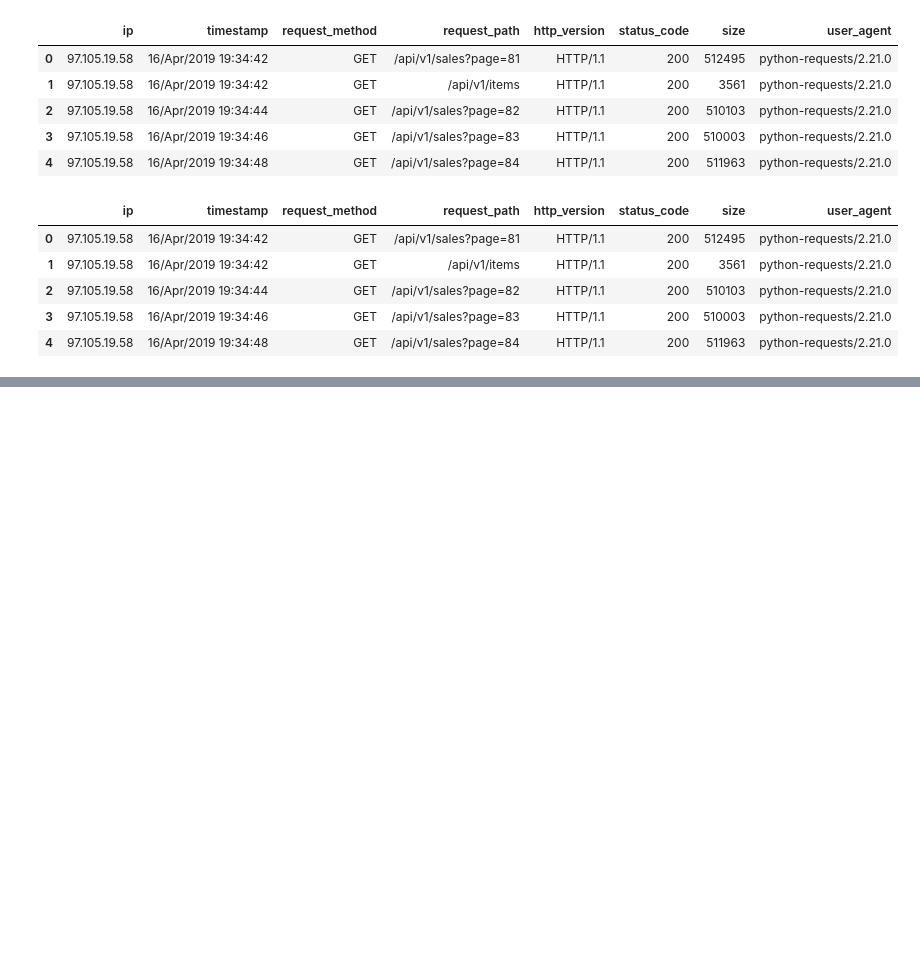
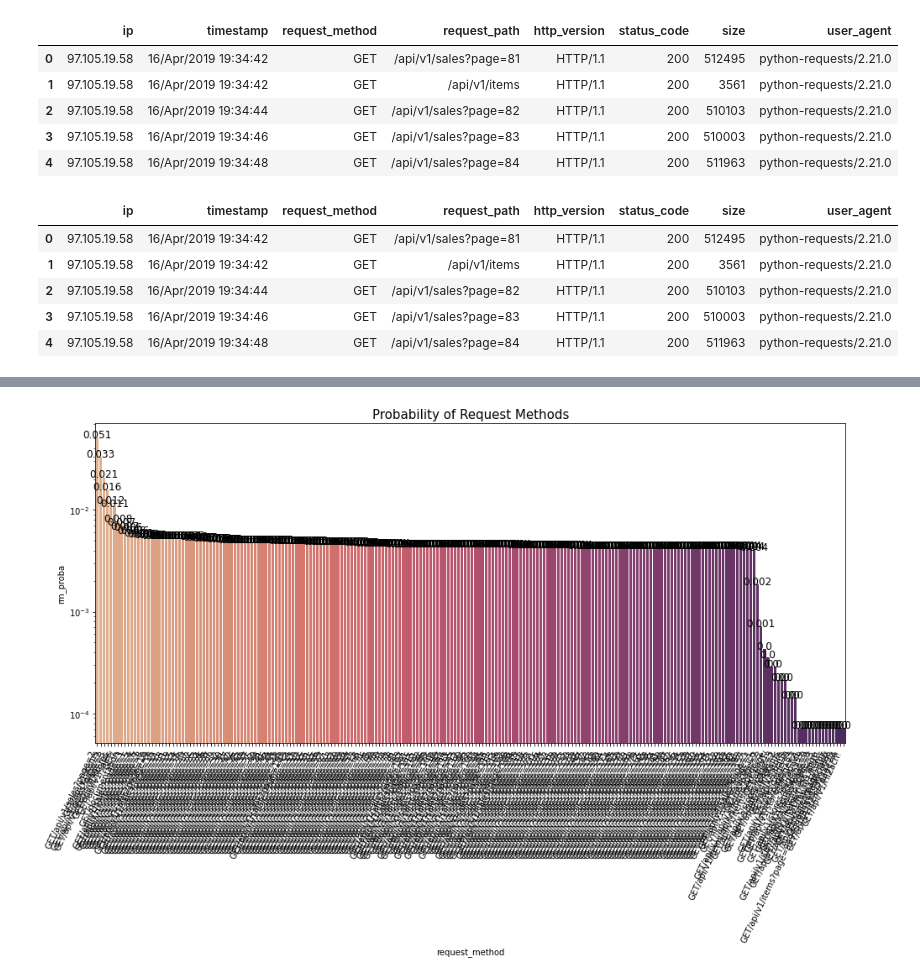
Before and after one commit to chriseverts/anomaly-detection-exercises, a Jupyter notebook: discrete_anomaly_detection.ipynb, the cells around one changed output, grey strips where cells are left out. Saved outputs shown, nothing was run; the diff lists cells and outputs as text; code cells hidden in the pictures; blank space fills up the shorter version.

```diff
--- a/discrete_anomaly_detection.ipynb
+++ b/discrete_anomaly_detection.ipynb
@@ -425,0 +443,14 @@ AttributeError: 'DataFrame' object has no attribute 'rm_proba'
+# %%
+plt.figure(figsize = (16,7))
+bar = sns.barplot(data=rm_df, x = 'request_method', y = 'rm_proba',log=True, palette = 'flare')
+order=rm_df.request_method.value_counts().iloc[:3].index
+plt.xticks(ha = 'right', rotation = 65)
+plt.title('Probability of Request Methods', fontsize = 15)
+
+for i in range(len(rm_df.rm_proba)):
+    bar.text(x = i, y = rm_df.rm_proba[i] * 1,
+             s = round(rm_df.rm_proba[i],3),
+                fontdict={ 'ha':'center', 'fontsize': 12})
+plt.show()
+# %% [output]
+[figure, added]
```
Also changed, not shown: parts of 8 cells of this notebook, 3 other files.
